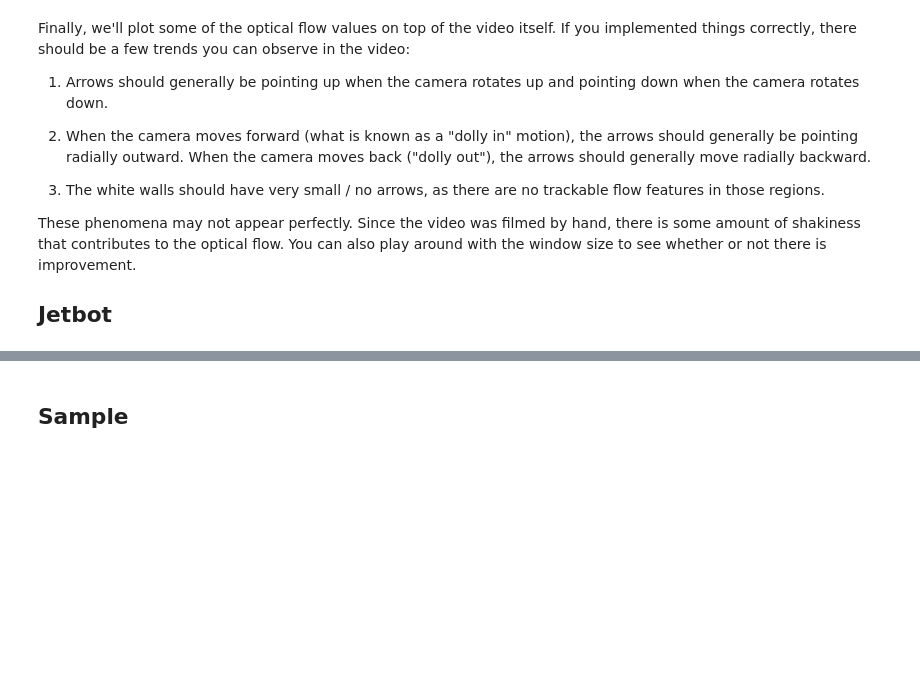
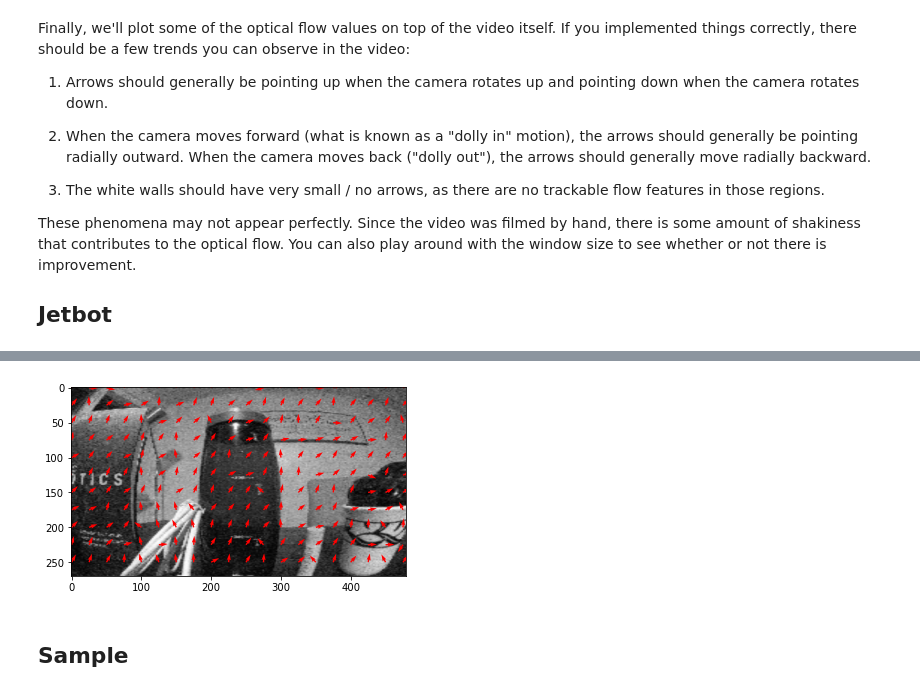
Before and after one commit to mforese/MAE345-F2020, a Jupyter notebook: Lab8.ipynb, the cells around one changed output, grey strips where cells are left out. Cells and saved outputs as stored; diff of their text form; code cells hidden in the pictures; blank space fills up the shorter version.

```diff
--- a/Lab8.ipynb
+++ b/Lab8.ipynb
@@ -322,7 +325,7 @@ for t in range(I.shape[2]):
 
 im = ax.imshow(cI[:, :, :, 0])
 
-num_arrows = len(range(0, flow.shape[0], 25)) * len(range(0, flow.shape[1], 25))
+num_arrows = len(range(0, flow_jb.shape[0], 25)) * len(range(0, flow_jb.shape[1], 25))
 
 cx = np.zeros(num_arrows)
 cy = np.zeros(num_arrows)
@@ -331,8 +334,8 @@ v = np.zeros(num_arrows)
 
 k = 0
 
-for j in range(0, flow.shape[0], 25):
-    for i in range(0, flow.shape[1], 25):
+for j in range(0, flow_jb.shape[0], 25):
+    for i in range(0, flow_jb.shape[1], 25):
         cy[k] = j
         cx[k] = i
         u[k] = 0.1
@@ -356,14 +359,14 @@ def animate(t, window_size):
 
     k = 0
 
-    for j in range(0, flow.shape[0], 25):
-        for i in range(0, flow.shape[1], 25):
+    for j in range(0, flow_jb.shape[0], 25):
+        for i in range(0, flow_jb.shape[1], 25):
             cy[k] = j
             cx[k] = i
 
-            if np.linalg.norm(flow[j, i, t, :]) > 0.0001:
-                u[k] = 0.1 * flow[j, i, t, 0] / np.linalg.norm(flow[j, i, t, :])
-                v[k] = 0.1 * flow[j, i, t, 1] / np.linalg.norm(flow[j, i, t, :])
+            if np.linalg.norm(flow_jb[j, i, t, :]) > 0.0001:
+                u[k] = 0.1 * flow_jb[j, i, t, 0] / np.linalg.norm(flow_jb[j, i, t, :])
+                v[k] = 0.1 * flow_jb[j, i, t, 1] / np.linalg.norm(flow_jb[j, i, t, :])
             else:
                 u[k] = 0
                 v[k] = 0
@@ -378,3 +381,4 @@ anim = animation.FuncAnimation(fig, lambda t: animate(t, window_size), init_func
 
 anim.save('./anim-jetbot2.gif', writer='pillow', fps=100)
 Image(url='./anim-jetbot2.gif')
+# %% [output]
@@ -381,3 +386,4 @@ Image(url='./anim-jetbot2.gif')
+[figure, added]
 # %% [markdown]
 ## Sample
 # %%
```
Also changed, not shown: parts of 4 cells of this notebook, 3 other files.
